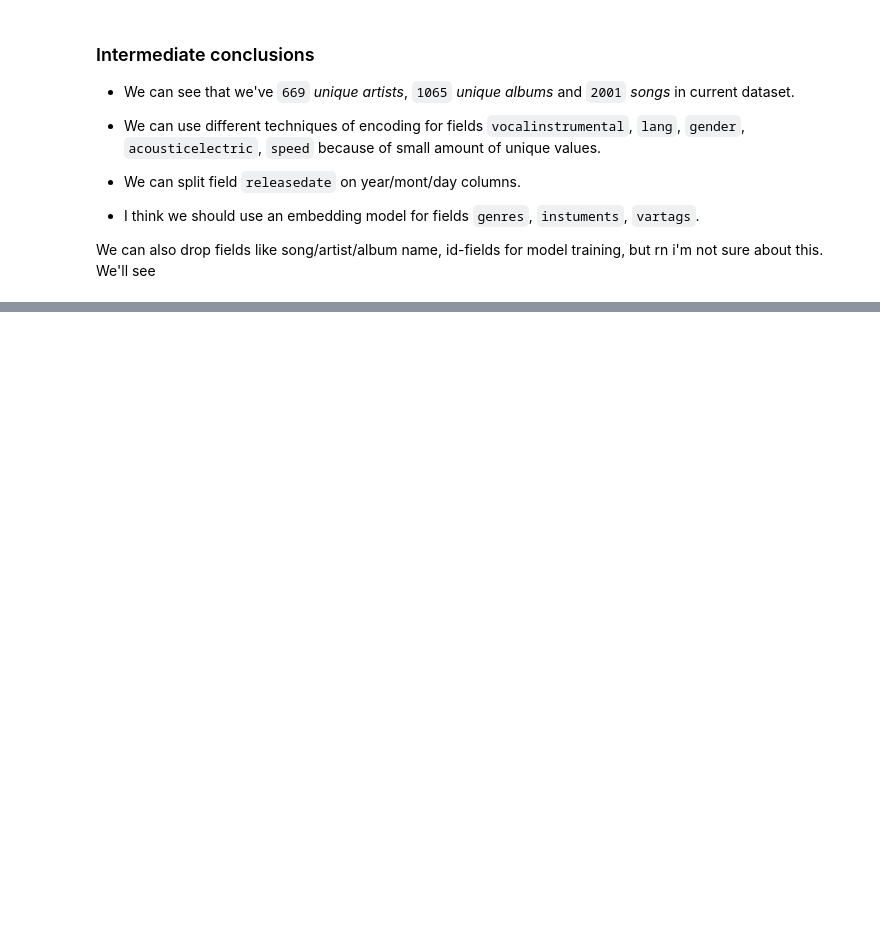
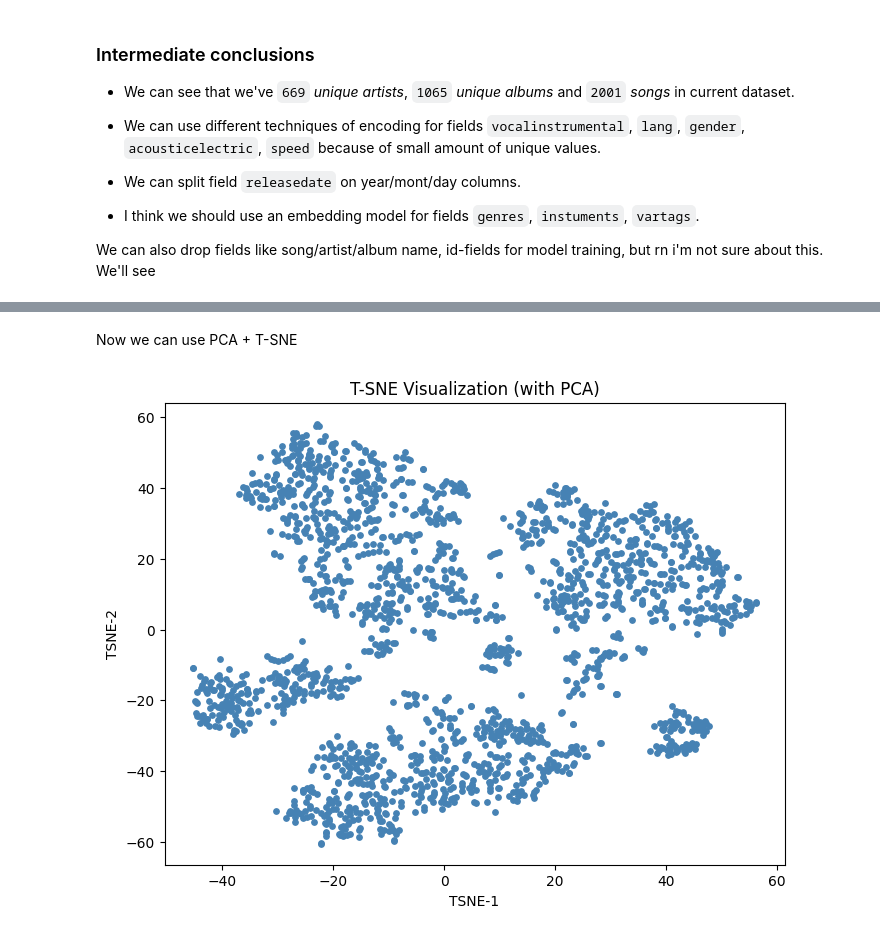
Before and after one commit to layvvs/hse-ai-year-project-2025, a Jupyter notebook: bmyakin-eda/eda.ipynb, the cells around one changed output, grey strips where cells are left out. Cells and saved outputs as stored; diff of their text form; code cells hidden in the pictures; blank space fills up the shorter version.

```diff
--- a/bmyakin-eda/eda.ipynb
+++ b/bmyakin-eda/eda.ipynb
@@ -170,0 +451,11 @@ We can also drop fields like song/artist/album name, id-fields for model trainin
+# %%
+import numpy as np
+
+numeric_features.remove('stats.avgnote')
+
+df[numeric_features] = df[numeric_features].apply(np.log1p)
+
+skew_vals = df[numeric_features].skew(numeric_only=True)
+print('skew_vals\n', skew_vals)
+print()
+print('describe\n', df[numeric_features].describe())
@@ -170,0 +482,8 @@ We can also drop fields like song/artist/album name, id-fields for model trainin
+# %%
+from sklearn.preprocessing import StandardScaler
+
+numeric_features.append('stats.avgnote')
+
+df[numeric_features] = StandardScaler().fit_transform(df[numeric_features])
+
+df.head()
@@ -170,0 +498,33 @@ We can also drop fields like song/artist/album name, id-fields for model trainin
+# %% [markdown]
+Now we can use PCA + T-SNE
+# %%
+from sklearn.decomposition import PCA
+from sklearn.manifold import TSNE
+import matplotlib.pyplot as plt
+
+X = df.drop(columns=[
+    'id', 'artist_id', 'artist_name', 'album_id', 'album_name',
+    'name', 'releasedate_year', 'releasedate_month', 'releasedate_day'
+], errors='ignore', axis=1)
+
+pca = PCA(n_components=20)
+X_pca = pca.fit_transform(X)
+
+tsne = TSNE(
+    n_components=2,
+    perplexity=30,
+    learning_rate=200,
+    max_iter=1000,
+    random_state=42
+)
+X_tsne_pca = tsne.fit_transform(X_pca)
+
+plt.figure(figsize=(8, 6))
+plt.scatter(X_tsne_pca[:, 0], X_tsne_pca[:, 1], s=15, color='steelblue')
+
+plt.title("T-SNE Visualization (with PCA)")
+plt.xlabel("TSNE-1")
+plt.ylabel("TSNE-2")
+plt.show()
+# %% [output]
+[figure, added]
```
Also changed, not shown: parts of 29 cells of this notebook, 1 other file.
